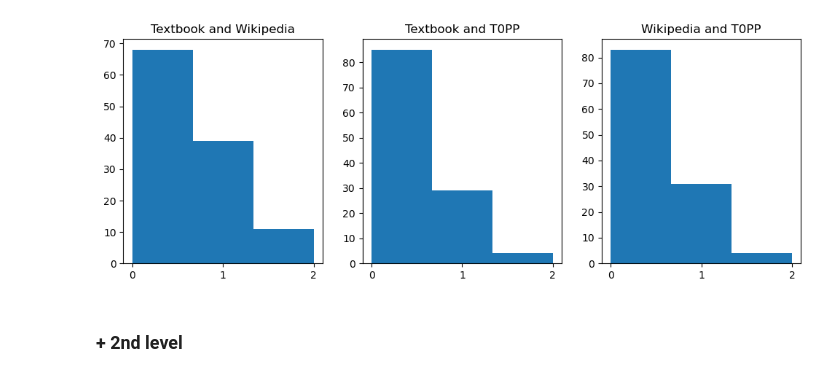
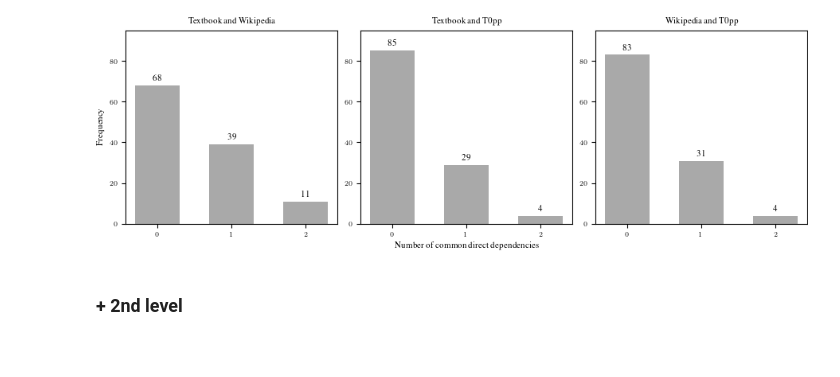
Before and after one commit to mlcolab/learning-dependencies, a Jupyter notebook: exp/22_Metrics.ipynb, the cells around one changed output. Drawn from its saved outputs; the diff is of its cells as text; code cells hidden in the pictures; blank space fills up the shorter version.

Commit message:
Added graphs to paper

```diff
--- a/exp/22_Metrics.ipynb
+++ b/exp/22_Metrics.ipynb
@@ -6,6 +6,9 @@ from matplotlib import pyplot as plt
 import sys
 sys.path.append('../src/')
 import data_layer
+# %%
+from tueplots import bundles
+plt.rcParams.update(bundles.icml2022())
 # %%
 MIN_OCCURENCES=5
 # %%
@@ -60,15 +63,32 @@ fig.update_layout({
 }, showlegend=False)
 
 fig.show()
-# %%
-figs, ax = plt.subplots(1, 3, figsize=(12,4))
-ax[0].set_title("Textbook and Wikipedia")
-ax[0].hist(deps.loc[filter,'num_common_tb_wiki'], bins=3)
-ax[1].set_title("Textbook and T0PP")
-ax[1].hist(deps.loc[filter,'num_common_tb_llm'], bins=3)
-ax[2].set_title("Wikipedia and T0PP")
-ax[2].hist(deps.loc[filter,'num_common_llm_wiki'], bins=3)
-for i in range(3): ax[i].set_xticks(range(3))
-plt.show()
-# %% [output]
-[figure, removed]
+# %%
+dep_freqs = deps.loc[filter]
+dep_freqs = dep_freqs.iloc[:,-3:].apply(pd.Series.value_counts)
+
+figs, ax = plt.subplots(1, 3, figsize=(9,3))
+
+ax[0].set_title("Textbook and Wikipedia")
+rects = ax[0].bar(dep_freqs.index,dep_freqs['num_common_tb_wiki'],width=0.6, color="darkgrey")
+ax[0].bar_label(rects, padding=3)
+ax[0].set_ylabel('Frequency')
+ax[0].set_xticks(dep_freqs.index)
+ax[0].set_ylim(0, 95)
+
+ax[1].set_title("Textbook and T0pp")
+rects = ax[1].bar(dep_freqs.index,dep_freqs['num_common_tb_llm'],width=0.6, color="darkgrey")
+ax[1].bar_label(rects, padding=3)
+ax[1].set_xticks(dep_freqs.index)
+ax[1].set_ylim(0, 95)
+
+ax[2].set_title("Wikipedia and T0pp")
+rects = ax[2].bar(dep_freqs.index,dep_freqs['num_common_llm_wiki'],width=0.6, color="darkgrey")
+ax[2].bar_label(rects, padding=3)
+ax[2].set_xticks(dep_freqs.index)
+ax[2].set_ylim(0, 95)
+
+ax[1].set_xlabel('Number of common direct dependencies')
+plt.show()
+# %% [output]
+[figure, added]
```
Also changed, not shown: parts of 5 cells of this notebook, 9 other files.
